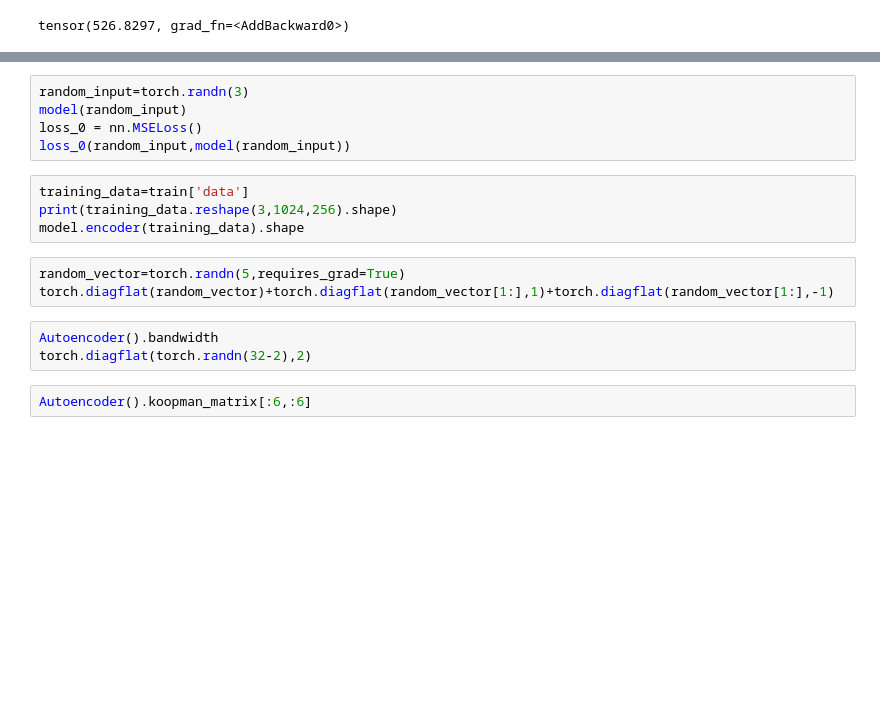
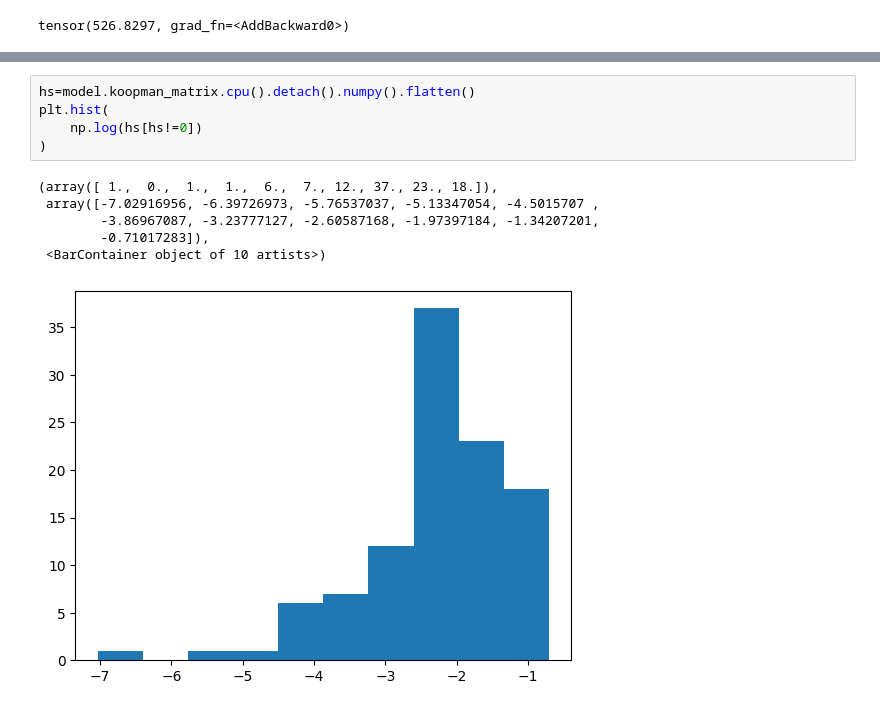
Before and after one commit to conancarrow/TMPSGenevaZabaras, a Jupyter notebook: autoencoder_training.ipynb, the cells around one changed output, grey strips where cells are left out. Cells and saved outputs as stored; diff of their text form; blank space fills up the shorter version.

```diff
--- a/autoencoder_training.ipynb
+++ b/autoencoder_training.ipynb
@@ -215,17 +406,12 @@ print(torch.einsum('ij,lmj->lmi',mat,tens))
-# %%
-random_input=torch.randn(3)
-model(random_input)
-loss_0 = nn.MSELoss()
-loss_0(random_input,model(random_input))
-# %%
-training_data=train['data']
-print(training_data.reshape(3,1024,256).shape)
-model.encoder(training_data).shape
-# %%
-random_vector=torch.randn(5,requires_grad=True)
-torch.diagflat(random_vector)+torch.diagflat(random_vector[1:],1)+torch.diagflat(random_vector[1:],-1)
-# %%
-Autoencoder().bandwidth
-torch.diagflat(torch.randn(32-2),2)
-# %%
-Autoencoder().koopman_matrix[:6,:6]
+# %%
+hs=model.koopman_matrix.cpu().detach().numpy().flatten()
+plt.hist(
+    np.log(hs[hs!=0])
+)
+# %% [output]
+(array([ 1.,  0.,  1.,  1.,  6.,  7., 12., 37., 23., 18.]),
+ array([-7.02916956, -6.39726973, -5.76537037, -5.13347054, -4.5015707 ,
+        -3.86967087, -3.23777127, -2.60587168, -1.97397184, -1.34207201,
+        -0.71017283]),
+ <BarContainer object of 10 artists>)
+[figure, added]
```
Also changed, not shown: parts of 17 cells of this notebook.
